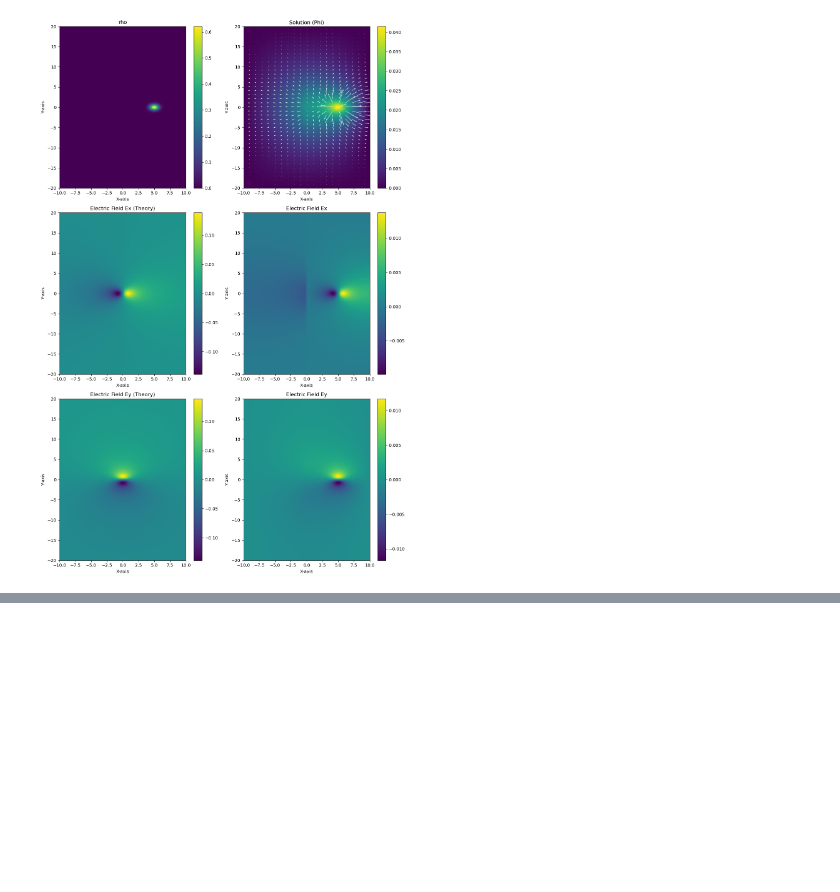
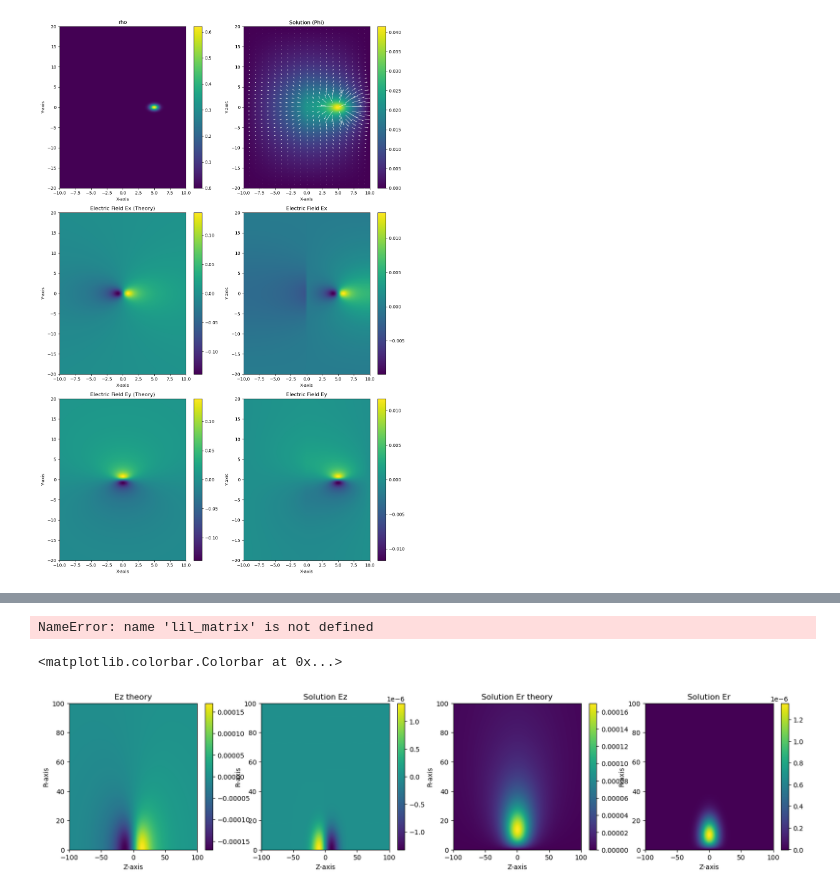
Before and after one commit to KingSpawn15/meep-fields, a Jupyter notebook: matrices_manipulation.ipynb, the cells around one changed output, grey strips where cells are left out. Drawn from its saved outputs; the diff is of its cells as text; code cells hidden in the pictures; blank space fills up the shorter version.

```diff
--- a/matrices_manipulation.ipynb
+++ b/matrices_manipulation.ipynb
@@ -195,0 +316,41 @@ fig.colorbar(c1, ax=axs)
+# %%
+%matplotlib inline
+
+zmin = -100
+zmax = 100
+rmin = 0
+rmax = 100
+npz = 100
+npr = 300
+
+z = np.linspace(zmin, zmax, npz)
+r = np.linspace(rmin, rmax, npr)
+
+hz = z[1] - z[0]
+hr = r[1] - r[0]
+
+
+Z, R = np.meshgrid(z, r)
+eps = np.ones_like(Z)
+# eps[Z > 0] *= 12
+
+
+nrows, ncols = np.shape(Z)
+
+lu_a = assemble_poisson_matrix_radial(nrows, ncols, hz, hr, eps, R)
+# lu_a = assemble_poisson_matrix_cartesian_with_neumann(nrows, ncols, hz, hr, eps)
+# %% [output]
+NameError: name 'lil_matrix' is not defined
+# %%
+from scipy.special import erf
+
+def compute_expression_ezr_theoretical(z, r, sigma):
+    sqrt_rz = np.sqrt(r**2 + z**2)
+    exp_term = -np.exp(-(r**2 + z**2) / (2 * sigma**2)) * np.sqrt(2 / np.pi)
+    erf_term = sigma * erf(sqrt_rz / (np.sqrt(2) * sigma))
+    numerator = exp_term * sqrt_rz + erf_term
+    denominator = 4 * np.pi * sigma * sqrt_rz * (r**2 + z**2)
+    ez = numerator * (z / denominator)
+    er = numerator * (r / denominator)
+
+    return ez, er
@@ -195,0 +379,33 @@ fig.colorbar(c1, ax=axs)
+# %%
+
+%matplotlib inline
+step = 10
+fig, axs = plt.subplots(1, 4, figsize=(20, 4))
+# Plot phi
+c0 = axs[0].imshow(Ez_theory, extent=(zmin, zmax, rmin, rmax), origin='lower', cmap='viridis', aspect = 'auto')
+axs[0].set_title('Ez theory')
+axs[0].set_xlabel('Z-axis')
+axs[0].set_ylabel('R-axis')
+fig.colorbar(c0, ax=axs[0])
+
+
+c1 = axs[1].imshow(Ez, extent=(zmin, zmax, rmin, rmax), origin='lower', cmap='viridis', aspect = 'auto')
+axs[1].set_title('Solution Ez')
+axs[1].set_xlabel('Z-axis')
+axs[1].set_ylabel('R-axis')
+fig.colorbar(c1, ax=axs[1])
+
+c2 = axs[2].imshow(Er_theory, extent=(zmin, zmax, rmin, rmax), origin='lower', cmap='viridis', aspect = 'auto')
+axs[2].set_title('Solution Er theory')
+axs[2].set_xlabel('Z-axis')
+axs[2].set_ylabel('R-axis')
+fig.colorbar(c2, ax=axs[2])
+
+c3 = axs[3].imshow(Er, extent=(zmin, zmax, rmin, rmax), origin='lower', cmap='viridis', aspect = 'auto')
+axs[3].set_title('Solution Er')
+axs[3].set_xlabel('Z-axis')
+axs[3].set_ylabel('R-axis')
+fig.colorbar(c3, ax=axs[3])
+# %% [output]
+<matplotlib.colorbar.Colorbar at 0x...>
+[figure, added]
```
Also changed, not shown: parts of 13 cells of this notebook, 4 other files.
